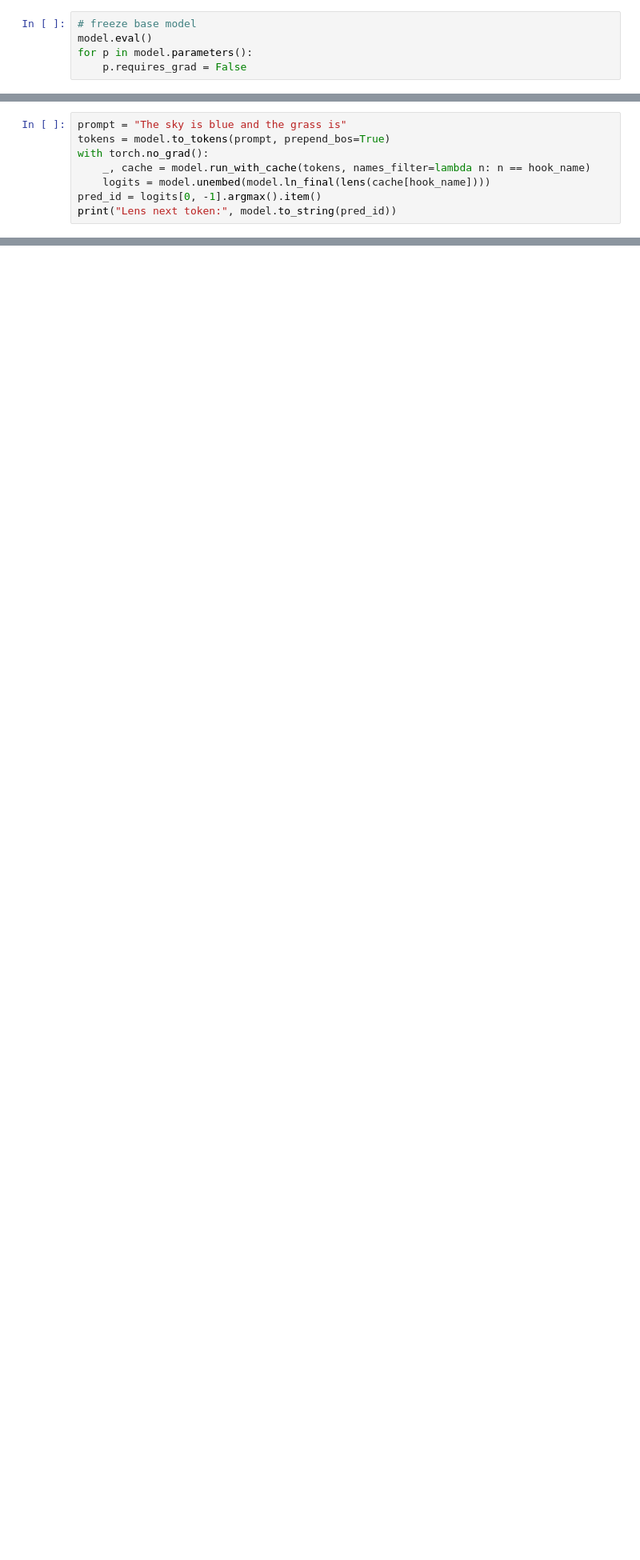
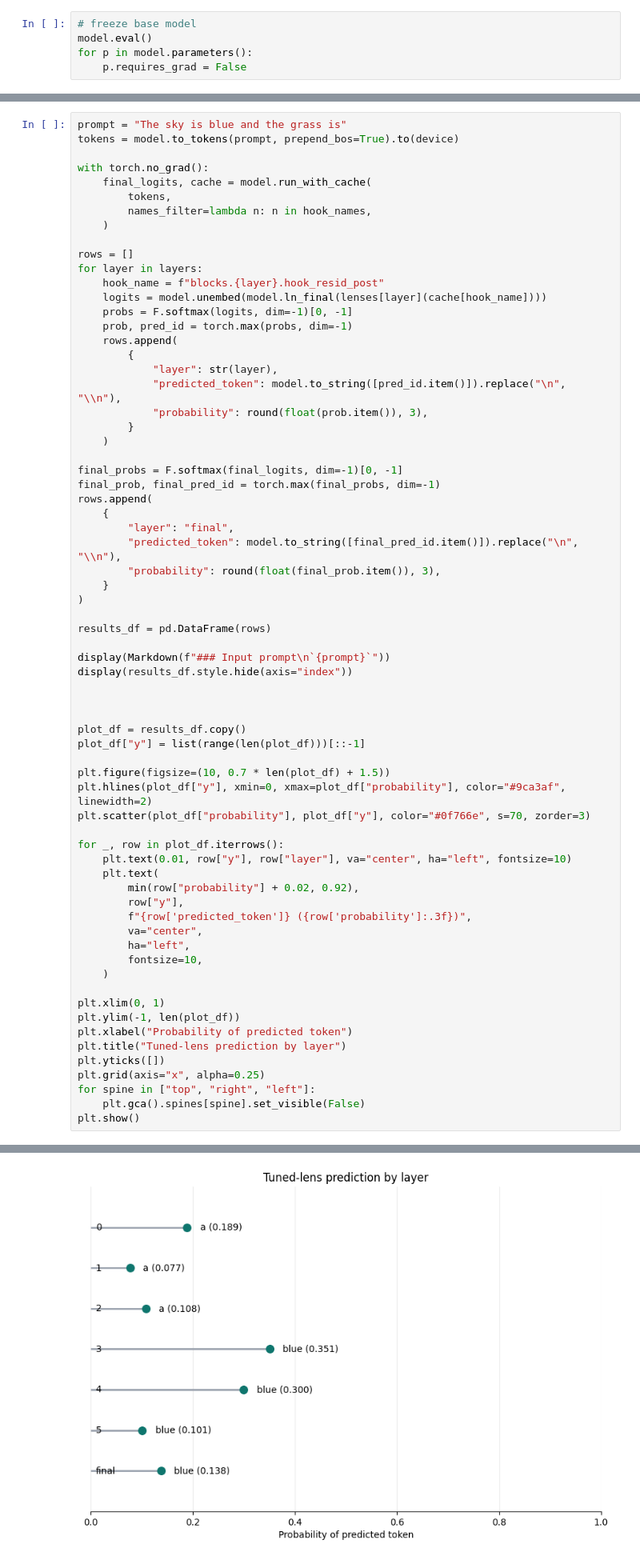
Before and after one commit to melody-gold/llms_tuned-lens, a Jupyter notebook: tuned_lens.ipynb, the cells around one changed output, grey strips where cells are left out. Shown at 80% size. Drawn from its saved outputs; the diff is of its cells as text; blank space fills up the shorter version.

```diff
--- a/tuned_lens.ipynb
+++ b/tuned_lens.ipynb
@@ -103,9 +129,69 @@ for step in range(steps):
 # %%
 prompt = "The sky is blue and the grass is"
-tokens = model.to_tokens(prompt, prepend_bos=True)
+tokens = model.to_tokens(prompt, prepend_bos=True).to(device)
+
 with torch.no_grad():
-    _, cache = model.run_with_cache(tokens, names_filter=lambda n: n == hook_name)
-    logits = model.unembed(model.ln_final(lens(cache[hook_name])))
-pred_id = logits[0, -1].argmax().item()
-print("Lens next token:", model.to_string(pred_id))
+    final_logits, cache = model.run_with_cache(
+        tokens,
+        names_filter=lambda n: n in hook_names,
+    )
+
+rows = []
+for layer in layers:
+    hook_name = f"blocks.{layer}.hook_resid_post"
+    logits = model.unembed(model.ln_final(lenses[layer](cache[hook_name])))
+    probs = F.softmax(logits, dim=-1)[0, -1]
+    prob, pred_id = torch.max(probs, dim=-1)
+    rows.append(
+        {
+            "layer": str(layer),
+            "predicted_token": model.to_string([pred_id.item()]).replace("\n", "\\n"),
+            "probability": round(float(prob.item()), 3),
+        }
+    )
+
+final_probs = F.softmax(final_logits, dim=-1)[0, -1]
+final_prob, final_pred_id = torch.max(final_probs, dim=-1)
+rows.append(
+    {
+        "layer": "final",
+        "predicted_token": model.to_string([final_pred_id.item()]).replace("\n", "\\n"),
+        "probability": round(float(final_prob.item()), 3),
+    }
+)
+
+results_df = pd.DataFrame(rows)
+
+display(Markdown(f"### Input prompt\n`{prompt}`"))
+display(results_df.style.hide(axis="index"))
+
+
+
+plot_df = results_df.copy()
+plot_df["y"] = list(range(len(plot_df)))[::-1]
+
+plt.figure(figsize=(10, 0.7 * len(plot_df) + 1.5))
+plt.hlines(plot_df["y"], xmin=0, xmax=plot_df["probability"], color="#9ca3af", linewidth=2)
+plt.scatter(plot_df["probability"], plot_df["y"], color="#0f766e", s=70, zorder=3)
+
+for _, row in plot_df.iterrows():
+    plt.text(0.01, row["y"], row["layer"], va="center", ha="left", fontsize=10)
+    plt.text(
+        min(row["probability"] + 0.02, 0.92),
+        row["y"],
+        f"{row['predicted_token']} ({row['probability']:.3f})",
+        va="center",
+        ha="left",
+        fontsize=10,
+    )
+
+plt.xlim(0, 1)
+plt.ylim(-1, len(plot_df))
+plt.xlabel("Probability of predicted token")
+plt.title("Tuned-lens prediction by layer")
+plt.yticks([])
+plt.grid(axis="x", alpha=0.25)
+for spine in ["top", "right", "left"]:
+    plt.gca().spines[spine].set_visible(False)
+plt.show()
 # %% [output]
@@ -112,0 +208 @@ Lens next token:  a
+[figure, added]
```
Also changed, not shown: parts of 15 cells of this notebook.
